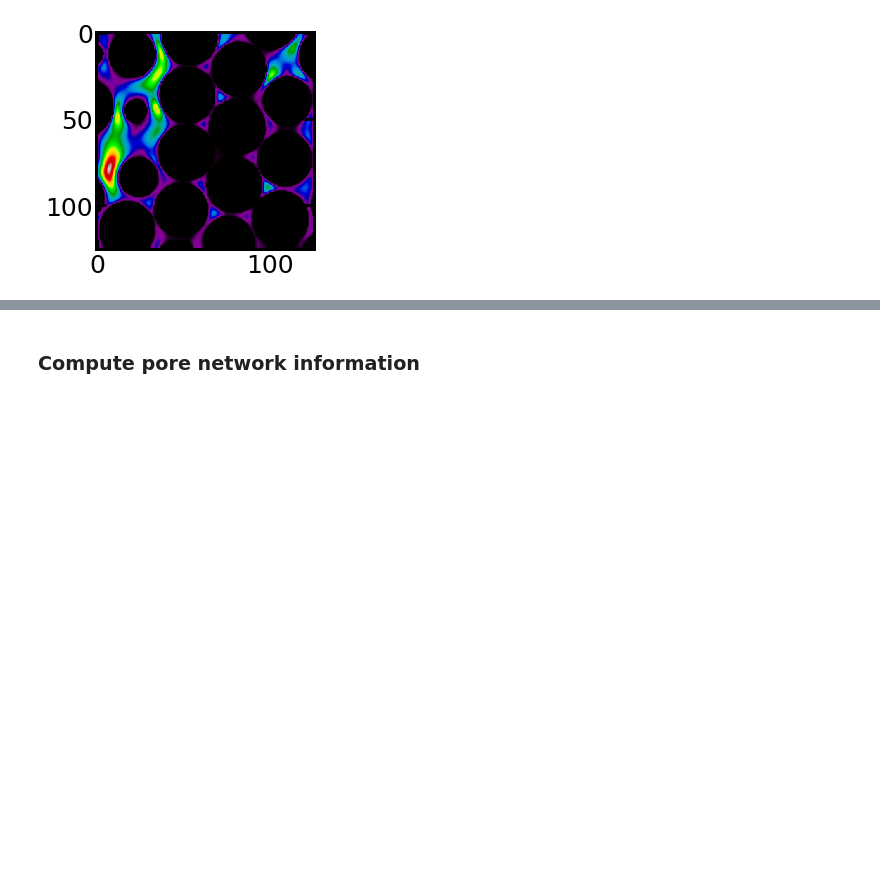
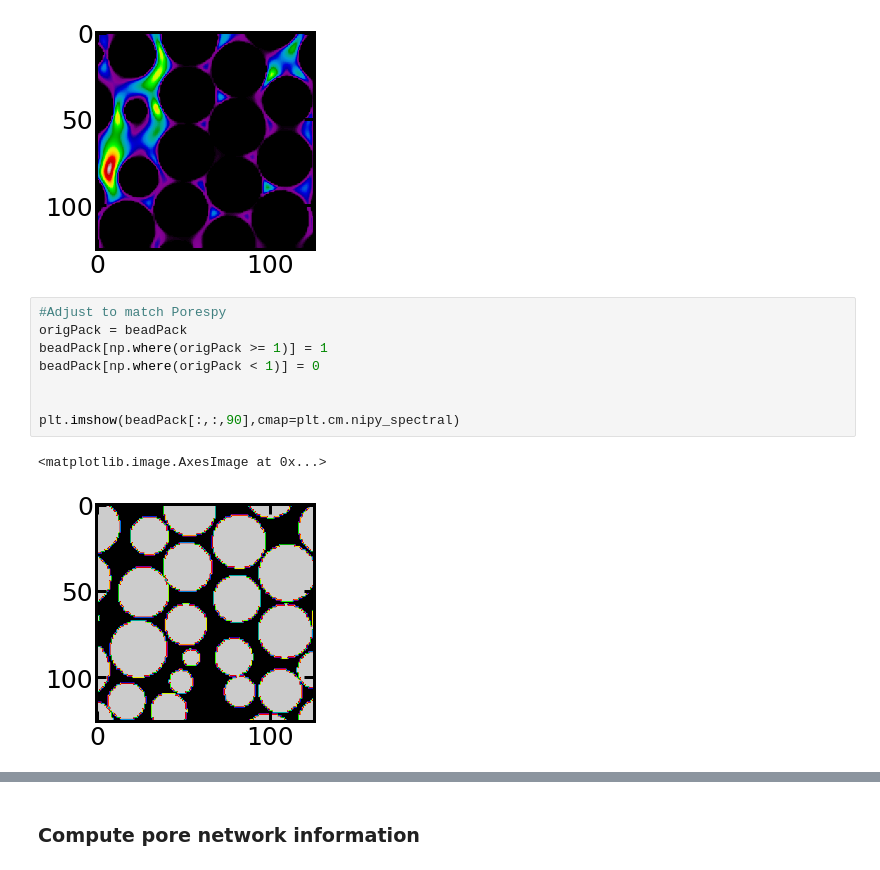
Before and after one commit to akkendrick/LABMOPS, a Jupyter notebook: analyzeSim.ipynb, the cells around one changed output, grey strips where cells are left out. Drawn from its saved outputs; the diff is of its cells as text; blank space fills up the shorter version.

```diff
--- a/analyzeSim.ipynb
+++ b/analyzeSim.ipynb
@@ -36,4 +40,15 @@ plt.imshow(velocityNormData[:,:,80], cmap=plt.cm.nipy_spectral)
 # %% [output]
 <matplotlib.image.AxesImage at 0x...>
 [figure]
+# %%
+#Adjust to match Porespy
+origPack = beadPack
+beadPack[np.where(origPack >= 1)] = 1
+beadPack[np.where(origPack < 1)] = 0
+
+
+plt.imshow(beadPack[:,:,90],cmap=plt.cm.nipy_spectral)
+# %% [output]
+<matplotlib.image.AxesImage at 0x...>
+[figure, added]
 # %%
```
Also changed, not shown: parts of 11 cells of this notebook, 1 other file.
